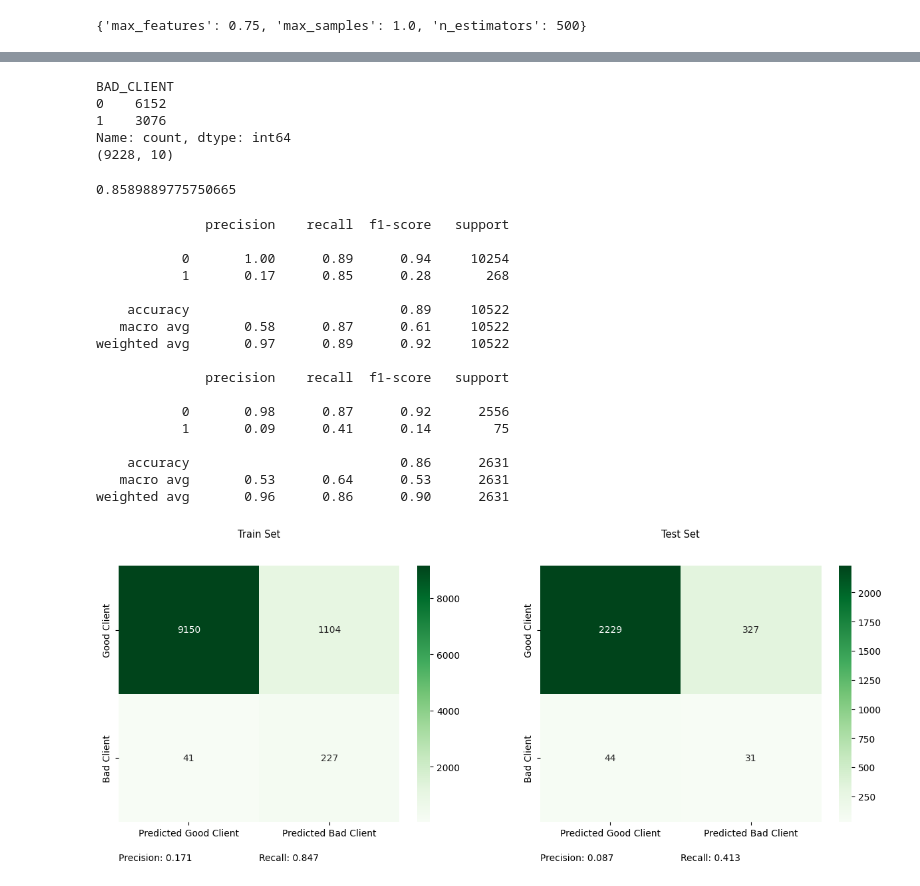
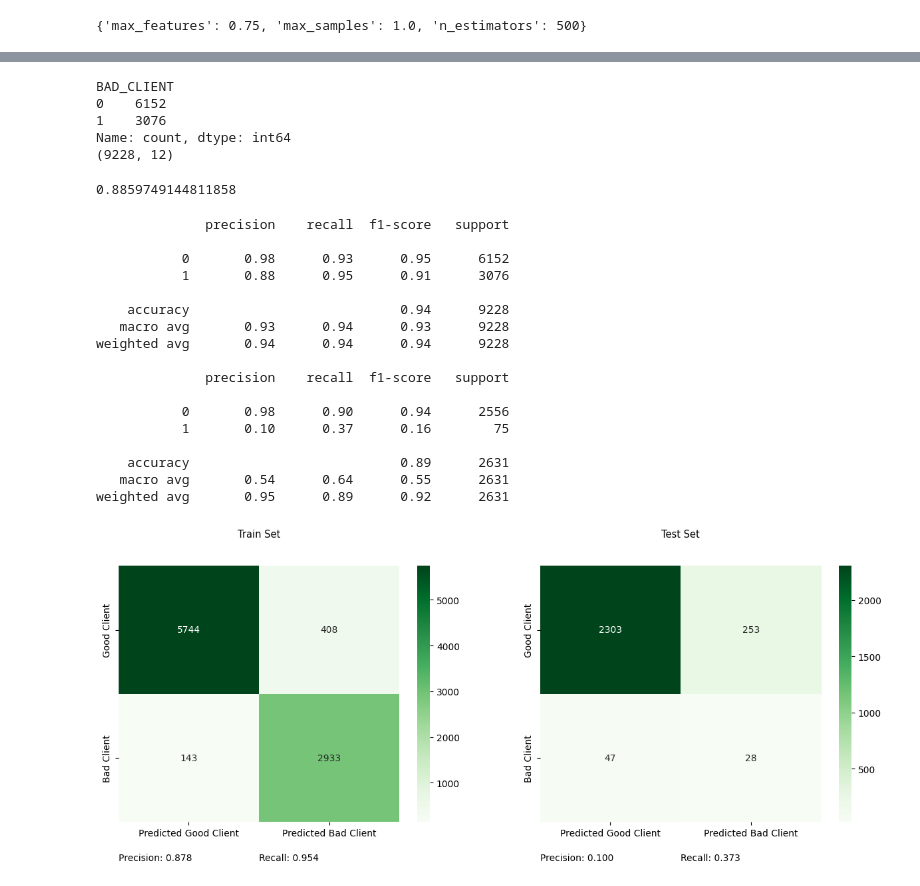
Before and after one commit to EnricoMiche1210760/prediction-of-creditworthiness-for-credit-card-issuance, a Jupyter notebook: src/main.ipynb, the cells around one changed output, grey strips where cells are left out. Saved outputs shown, nothing was run; the diff lists cells and outputs as text; code cells hidden in the pictures.

```diff
--- a/main.ipynb
+++ b/src/main.ipynb
@@ -227,14 +213,6 @@ def rename_columns(df, column_name, new_column_name):
 # riceve la carta di credito. Poi, analizzo il dataset di tutti i clienti e vedo se ci sono delle differenze significative.
 # Se ci sono, allora posso dire che ci sono delle caratteristiche che influenzano il fatto di ricevere la carta di credito o meno.
 # Inoltre posso valutare tra i clienti che hanno ricevuto la carta, quelli che sono affidabili e quelli che non lo sono.
-# %%
-def preprocess_dataframe(data):
-    data.loc[:, 'DAYS_BIRTH'] = data['DAYS_BIRTH'].map(lambda x: int(-x / 365) if x < 0 else 0)
-    data.loc[:, 'DAYS_EMPLOYED'] = data['DAYS_EMPLOYED'].map(lambda x: int(-x / 365) if x < 0 else 0)
-    data = rename_columns(data, 'DAYS_BIRTH', 'AGE')
-    data = rename_columns(data, 'DAYS_EMPLOYED', 'YEARS_EMPLOYED')
-    data = data.drop(columns=["CODE_GENDER", "CNT_CHILDREN"])
-    return data
 # %%
 approved_applications = preprocess_dataframe(approved_applications)
 # %% [output]
@@ -556,5 +421,5 @@ def rename_column_without_prefix(X_train, X_test, prefix=None):
 # %%
-RANDOM_STATE = 7
+
 columns_to_ordinal_encode = ["FLAG_OWN_CAR", "FLAG_OWN_REALTY"]
 columns_to_one_hot_encode = ["NAME_FAMILY_STATUS", "NAME_INCOME_TYPE", "NAME_EDUCATION_TYPE"]
 columns_to_scale = ["AMT_INCOME_TOTAL", "AGE", "YEARS_EMPLOYED", "CNT_FAM_MEMBERS"]
@@ -590,8 +455,8 @@ plt.title("Correlation Matrix")
 Text(0.5, 1.0, 'Correlation Matrix')
 [figure]
 # %%
-X_train_rf = X_train[["FLAG_OWN_CAR", "FLAG_OWN_REALTY", "AGE", "YEARS_EMPLOYED", "AMT_INCOME_TOTAL", "CNT_FAM_MEMBERS", "INCOME_TYPE_Pensioner", "INCOME_TYPE_Student", "EDUCATION_TYPE_Academic degree", "FAMILY_STATUS_Married"]]
-X_test_rf  =  X_test[["FLAG_OWN_CAR", "FLAG_OWN_REALTY", "AGE", "YEARS_EMPLOYED", "AMT_INCOME_TOTAL", "CNT_FAM_MEMBERS", "INCOME_TYPE_Pensioner", "INCOME_TYPE_Student", "EDUCATION_TYPE_Academic degree", "FAMILY_STATUS_Married"]]
+X_train_rf = X_train[["FLAG_OWN_CAR", "FLAG_OWN_REALTY", "AGE", "YEARS_EMPLOYED", "AMT_INCOME_TOTAL", "CNT_FAM_MEMBERS", "INCOME_TYPE_Pensioner", "INCOME_TYPE_Student", "EDUCATION_TYPE_Academic degree", "FAMILY_STATUS_Married", "FAMILY_STATUS_Single / not married", "EDUCATION_TYPE_Higher education"]]
+X_test_rf  =  X_test[["FLAG_OWN_CAR", "FLAG_OWN_REALTY", "AGE", "YEARS_EMPLOYED", "AMT_INCOME_TOTAL", "CNT_FAM_MEMBERS", "INCOME_TYPE_Pensioner", "INCOME_TYPE_Student", "EDUCATION_TYPE_Academic degree", "FAMILY_STATUS_Married", "FAMILY_STATUS_Single / not married", "EDUCATION_TYPE_Higher education"]]
 # %%
 std_scaler_transformer = ColumnTransformer([
     ('STD_SCALER', StandardScaler(), columns_to_scale)
@@ -917,20 +729,17 @@ X_train_norm.head()
 | 7700 | 0.040698 | 0.826087 | 0.000000 | 0.071429 | 0 | ... |
 | 9208 | 0.084302 | 0.304348 | 0.095238 | 0.142857 | 0 | ... |
 # %%
-from sklearn.neural_network import MLPClassifier
-from sklearn.metrics import accuracy_score
+smote = SMOTE(sampling_strategy=0.3, random_state=RANDOM_STATE)
+X_train_norm_smt03, y_train_norm_smt03 = smote.fit_resample(X_train_norm, y_train)
+under = RandomUnderSampler(sampling_strategy=0.5, random_state=RANDOM_STATE)
+X_train_norm_smt03rus, y_train_norm_smt03rus = under.fit_resample(X_train_norm_smt03, y_train_norm_smt03)
 
-smote = SMOTE(sampling_strategy=0.3, random_state=RANDOM_STATE)
-X_train_std_smt03, y_train_smt03 = smote.fit_resample(X_train_norm, y_train)
-under = RandomUnderSampler(sampling_strategy=0.5, random_state=RANDOM_STATE)
-X_train_std_smt03rus, y_train_smt03rus = under.fit_resample(X_train_std_smt03, y_train_smt03)
-
-print(y_train_smt03rus.value_counts())
-print(X_train_std_smt03rus.shape)
+print(y_train_norm_smt03rus.value_counts())
+print(X_train_norm_smt03rus.shape)
 
 
 mlp = MLPClassifier(hidden_layer_sizes=(100, 150, 225), max_iter=1000, random_state=RANDOM_STATE)
-mlp.fit(X_train_std_smt03rus, y_train_smt03rus)
+mlp.fit(X_train_norm_smt03rus, y_train_norm_smt03rus)
 y_pred = mlp.predict(X_test_norm)
 accuracy_score(y_test, y_pred)
 # %% [output]
@@ -938,35 +747,35 @@ BAD_CLIENT
 0    6152
 1    3076
 Name: count, dtype: int64
-(9228, 10)
+(9228, 12)
-0.8589889775750665
+0.8859749144811858
 # %%
-y_pred_train = np.where(mlp.predict_proba(X_train_norm)[:,1]>0.5, 1, 0)
+y_pred_train = np.where(mlp.predict_proba(X_train_norm_smt03rus)[:,1]>0.5, 1, 0)
 y_pred = np.where(mlp.predict_proba(X_test_norm)[:,1]>0.5, 1, 0)
 
 
-report_train_mlp = classification_report(y_train, y_pred_train)
+report_train_mlp = classification_report(y_train_norm_smt03rus, y_pred_train)
 report_test_mlp = classification_report(y_test, y_pred)
 print(report_train_mlp)
 print(report_test_mlp)
-print_train_test_confusion_matrix(train_matrix=confusion_matrix(y_train, y_pred_train), test_matrix=confusion_matrix(y_test, y_pred),
+print_train_test_confusion_matrix(train_matrix=confusion_matrix(y_train_norm_smt03rus, y_pred_train), test_matrix=confusion_matrix(y_test, y_pred),
                            train_title="Train Set\n\n", test_title="Test Set\n\n")
 # %% [output]
               precision    recall  f1-score   support
 
-           0       1.00      0.89      0.94     10254
-           1       0.17      0.85      0.28       268
+           0       0.98      0.93      0.95      6152
+           1       0.88      0.95      0.91      3076
 
-    accuracy                           0.89     10522
-   macro avg       0.58      0.87      0.61     10522
-weighted avg       0.97      0.89      0.92     10522
+    accuracy                           0.94      9228
+   macro avg       0.93      0.94      0.93      9228
+weighted avg       0.94      0.94      0.94      9228
 
               precision    recall  f1-score   support
 
-           0       0.98      0.87      0.92      2556
-           1       0.09      0.41      0.14        75
+           0       0.98      0.90      0.94      2556
+           1       0.10      0.37      0.16        75
 
-    accuracy                           0.86      2631
-   macro avg       0.53      0.64      0.53      2631
-weighted avg       0.96      0.86      0.90      2631
+    accuracy                           0.89      2631
+   macro avg       0.54      0.64      0.55      2631
+weighted avg       0.95      0.89      0.92      2631
-[figure, old version]
+[figure, new version]
```
Also changed, not shown: parts of 19 cells of this notebook, 4 other files.
